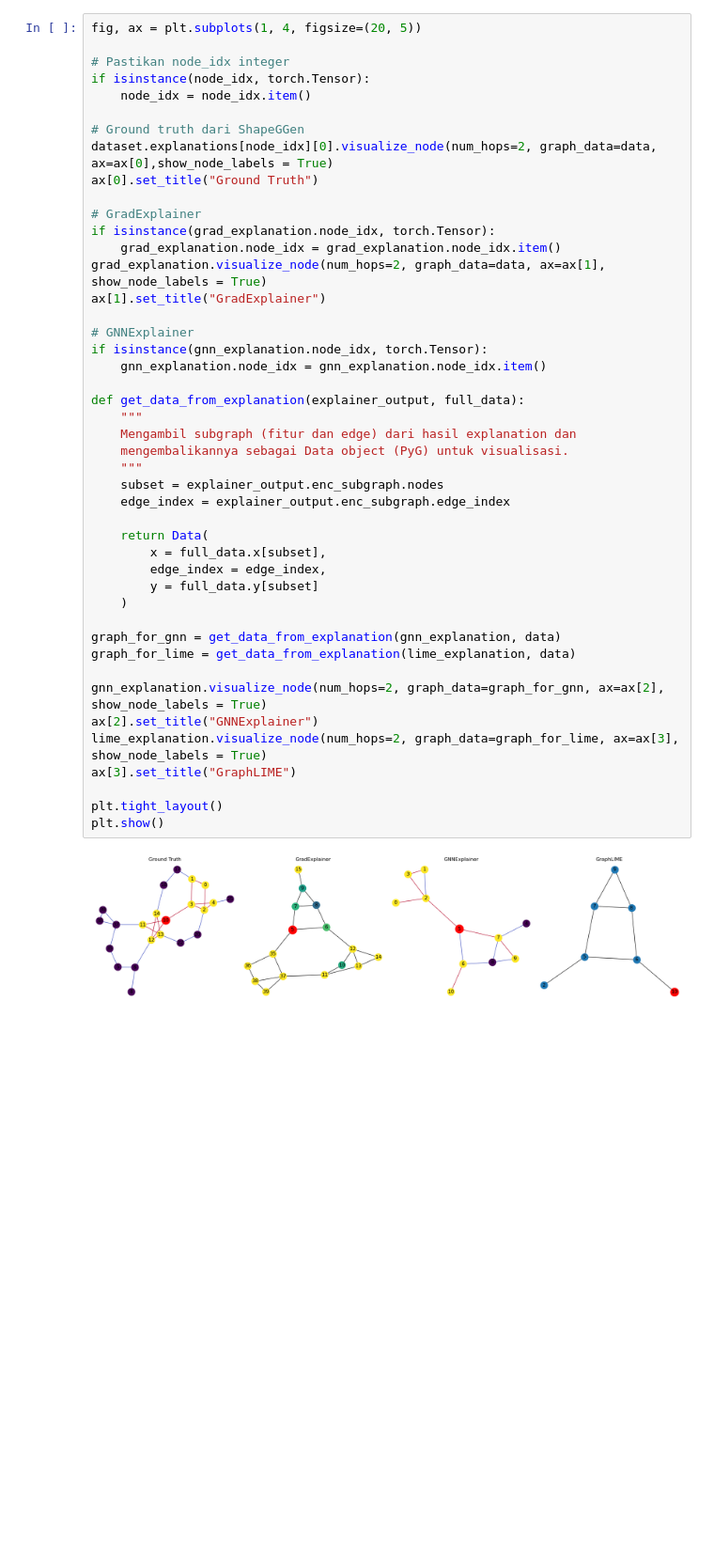
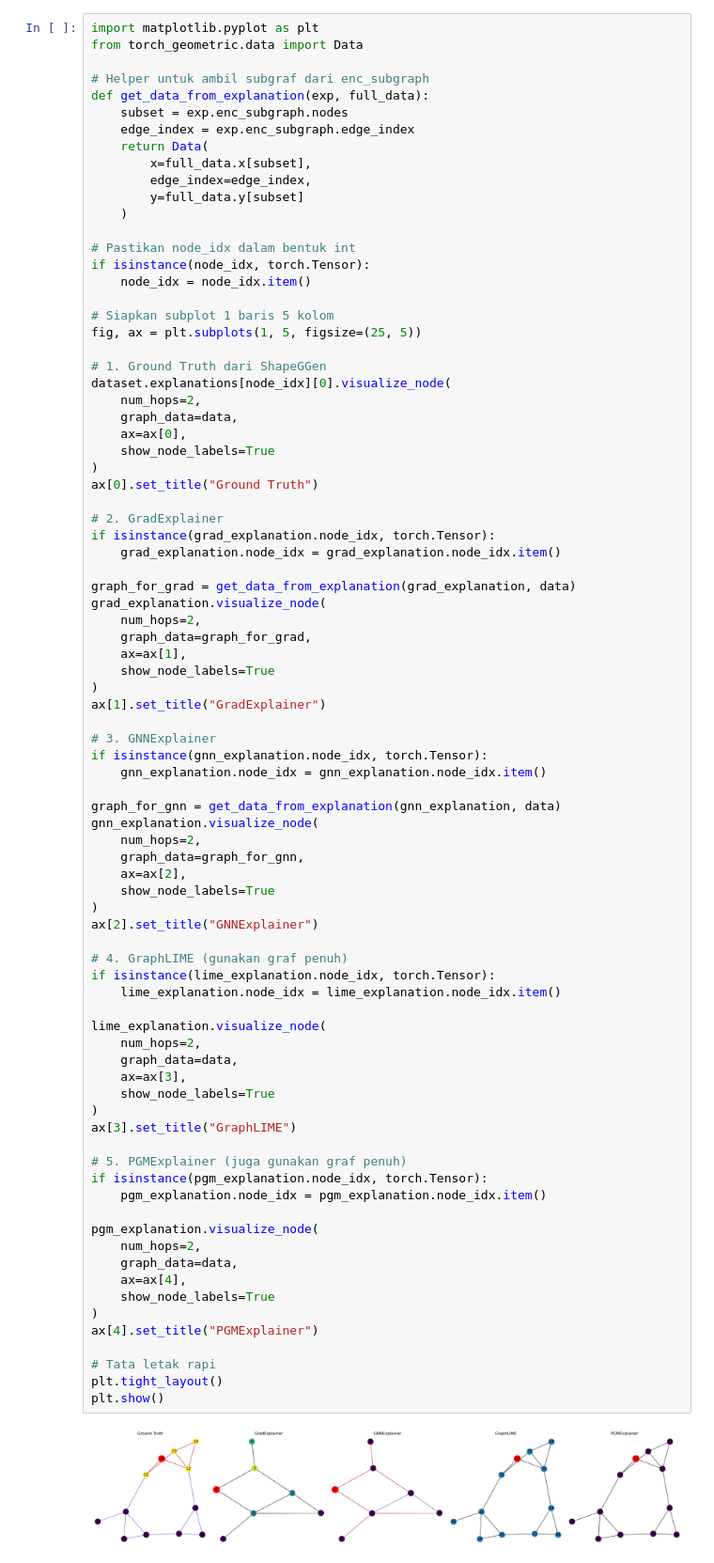
Before and after one commit to lingga24/graphXAI, a Jupyter notebook: explainer_graphLIME_split_auto.ipynb, the cells around one changed output. Shown at 94% size. Drawn from its saved outputs; the diff is of its cells as text; blank space fills up the shorter version.

Commit message:
masih kurang bener yang grad dan gnn

```diff
--- a/explainer_graphLIME_split_auto.ipynb
+++ b/explainer_graphLIME_split_auto.ipynb
@@ -214,51 +210,89 @@ GraphLIME node_idx: 10
 Ground truth node_idx: 10
 # %%
-fig, ax = plt.subplots(1, 4, figsize=(20, 5))
+import matplotlib.pyplot as plt
+from torch_geometric.data import Data
 
-# Pastikan node_idx integer
+# Helper untuk ambil subgraf dari enc_subgraph
+def get_data_from_explanation(exp, full_data):
+    subset = exp.enc_subgraph.nodes
+    edge_index = exp.enc_subgraph.edge_index
+    return Data(
+        x=full_data.x[subset],
+        edge_index=edge_index,
+        y=full_data.y[subset]
+    )
+
+# Pastikan node_idx dalam bentuk int
 if isinstance(node_idx, torch.Tensor):
     node_idx = node_idx.item()
 
-# Ground truth dari ShapeGGen
-dataset.explanations[node_idx][0].visualize_node(num_hops=2, graph_data=data, ax=ax[0],show_node_labels = True)
+# Siapkan subplot 1 baris 5 kolom
+fig, ax = plt.subplots(1, 5, figsize=(25, 5))
+
+# 1. Ground Truth dari ShapeGGen
+dataset.explanations[node_idx][0].visualize_node(
+    num_hops=2,
+    graph_data=data,
+    ax=ax[0],
+    show_node_labels=True
+)
 ax[0].set_title("Ground Truth")
 
-# GradExplainer
+# 2. GradExplainer
 if isinstance(grad_explanation.node_idx, torch.Tensor):
     grad_explanation.node_idx = grad_explanation.node_idx.item()
-grad_explanation.visualize_node(num_hops=2, graph_data=data, ax=ax[1], show_node_labels = True)
+
+graph_for_grad = get_data_from_explanation(grad_explanation, data)
+grad_explanation.visualize_node(
+    num_hops=2,
+    graph_data=graph_for_grad,
+    ax=ax[1],
+    show_node_labels=True
+)
 ax[1].set_title("GradExplainer")
 
-# GNNExplainer
+# 3. GNNExplainer
 if isinstance(gnn_explanation.node_idx, torch.Tensor):
     gnn_explanation.node_idx = gnn_explanation.node_idx.item()
 
-def get_data_from_explanation(explainer_output, full_data):
-    """
-    Mengambil subgraph (fitur dan edge) dari hasil explanation dan
-    mengembalikannya sebagai Data object (PyG) untuk visualisasi.
-    """
-    subset = explainer_output.enc_subgraph.nodes
-    edge_index = explainer_output.enc_subgraph.edge_index
+graph_for_gnn = get_data_from_explanation(gnn_explanation, data)
+gnn_explanation.visualize_node(
+    num_hops=2,
+    graph_data=graph_for_gnn,
+    ax=ax[2],
+    show_node_labels=True
+)
+ax[2].set_title("GNNExplainer")
 
-    return Data(
-        x = full_data.x[subset],
-        edge_index = edge_index,
-        y = full_data.y[subset]
-    )
+# 4. GraphLIME (gunakan graf penuh)
+if isinstance(lime_explanation.node_idx, torch.Tensor):
+    lime_explanation.node_idx = lime_explanation.node_idx.item()
 
-graph_for_gnn = get_data_from_explanation(gnn_explanation, data)
-graph_for_lime = get_data_from_explanation(lime_explanation, data)
-
-gnn_explanation.visualize_node(num_hops=2, graph_data=graph_for_gnn, ax=ax[2], show_node_labels = True)
-ax[2].set_title("GNNExplainer")
-lime_explanation.visualize_node(num_hops=2, graph_data=graph_for_lime, ax=ax[3], show_node_labels = True)
+lime_explanation.visualize_node(
+    num_hops=2,
+    graph_data=data,
+    ax=ax[3],
+    show_node_labels=True
+)
 ax[3].set_title("GraphLIME")
 
+# 5. PGMExplainer (juga gunakan graf penuh)
+if isinstance(pgm_explanation.node_idx, torch.Tensor):
+    pgm_explanation.node_idx = pgm_explanation.node_idx.item()
+
+pgm_explanation.visualize_node(
+    num_hops=2,
+    graph_data=data,
+    ax=ax[4],
+    show_node_labels=True
+)
+ax[4].set_title("PGMExplainer")
+
+# Tata letak rapi
 plt.tight_layout()
 plt.show()
 # %% [output]
-[figure, old version]
+[figure, new version]
 # %%
 from graphxai.utils import Explanation, EnclosingSubgraph
 
```
Also changed, not shown: parts of 9 cells of this notebook.
